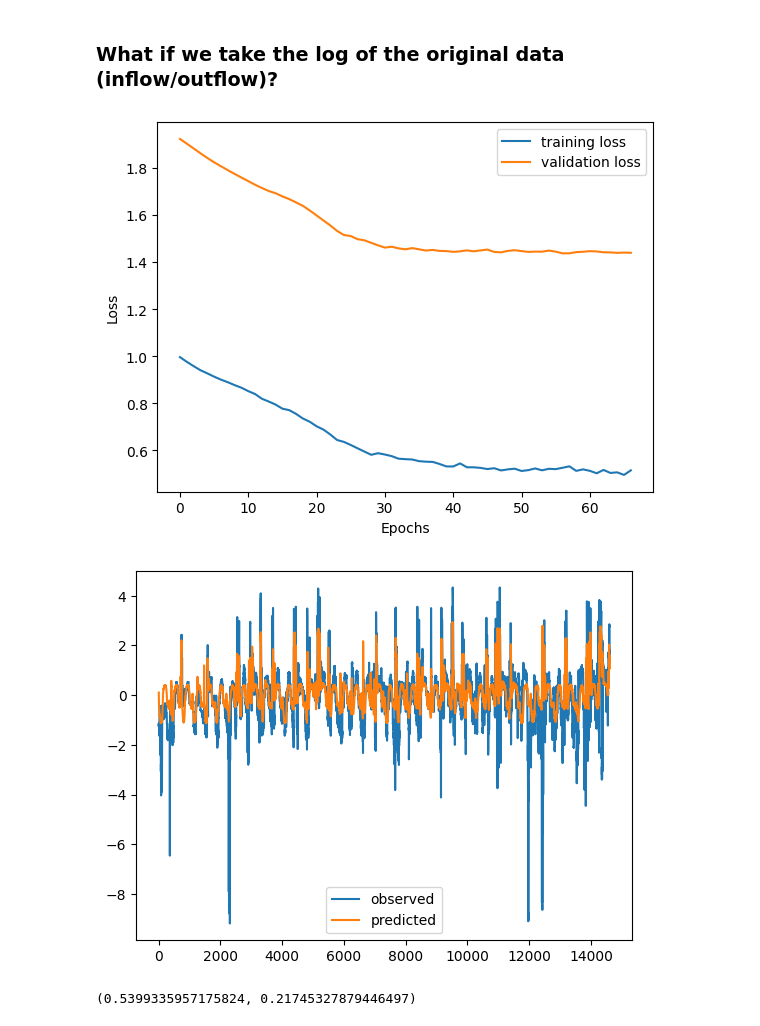
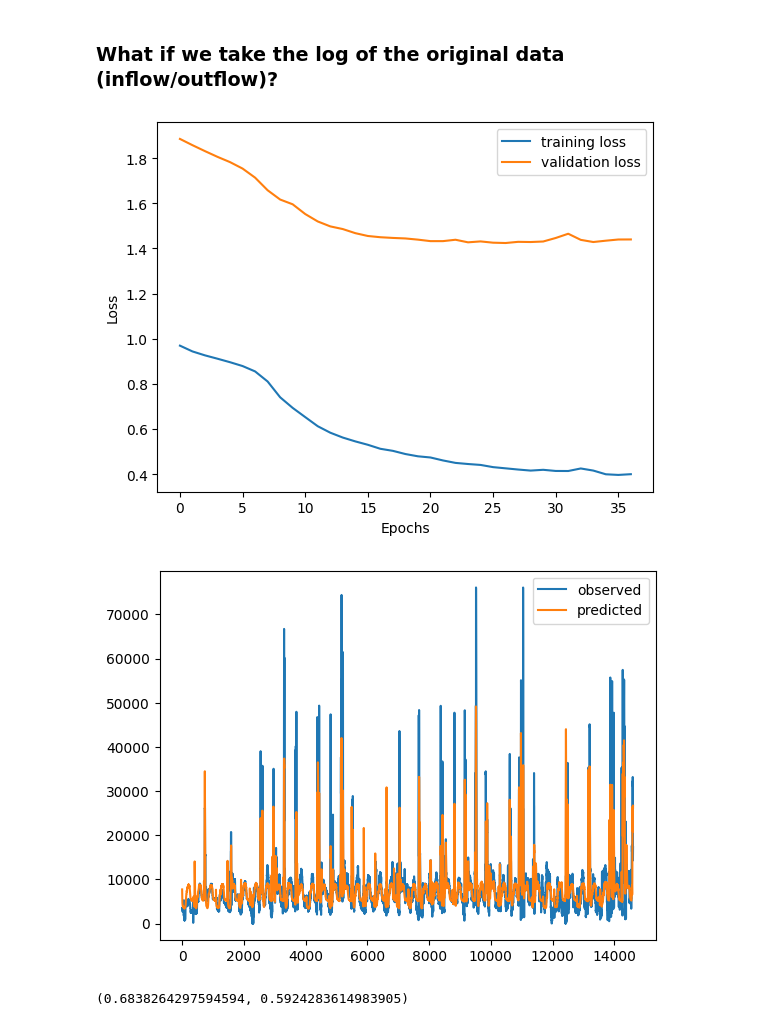
Before and after one commit to Matt2371/DL-reservoir-modeling, a Jupyter notebook: experiments/8_shasta_data_dist.ipynb, the cells around one changed output. Cells and saved outputs as stored; diff of their text form; code cells hidden in the pictures.

Commit message:
Update experiment 8
- undo log transform when evaluating model

```diff
--- a/experiments/8_shasta_data_dist.ipynb
+++ b/experiments/8_shasta_data_dist.ipynb
@@ -92,7 +92,7 @@ from src.models.predict_model import *
 from src.models.train_model import *
 from src.models.hyperparameter_tuning import *
 # %%
-def data_processing(name, transform_type, train_frac=0.75, val_frac=0.25, left='1944-01-01', right='1983-12-31', log_names=[]):
+def data_processing(name, transform_type, train_frac=0.75, val_frac=0.25, left='1944-01-01', right='1983-12-31', log_names=[], return_scaler=False):
     """
     Run data processing pipeline. Return Dataloader objects for training and validation data
     Params:
@@ -101,6 +101,7 @@ def data_processing(name, transform_type, train_frac=0.75, val_frac=0.25, left='
     left -- str (YYYY-MM-DD), beginning boundary of time window
     right -- str (YYYY-MM-DD), end boundary of time window
     log_names -- list of column names (str) to take log of before running rest of pipeline. E.g. ['inflow', 'outflow', 'storage']
+    return_scaler -- bool, whether or not to return src.data.data_processing.time_scaler() object
     """
 
     # Read in data, columns are [inflow, outflow, storage]
@@ -128,7 +129,10 @@ def data_processing(name, transform_type, train_frac=0.75, val_frac=0.25, left='
     # select outflow as target feature
     y_train, y_val, y_test = ts_train[:, :, [1]], ts_val[:, :, [1]], ts_test[:, :, [1]]
 
-    return (X_train, y_train), (X_val, y_val), (X_test, y_test)
+    if return_scaler:
+        return (X_train, y_train), (X_val, y_val), (X_test, y_test), pipeline.scaler
+    else:
+        return (X_train, y_train), (X_val, y_val), (X_test, y_test)
 # %%
 def rolling_windows(df, win_size=30, transform_type='standardize'):
     """
@@ -377,19 +381,20 @@ train_frac = 0.75
 val_frac = 0.25
 result_log = data_processing(name='Shasta', transform_type='standardize', left=left_window,
                              right=right_window, train_frac=train_frac, val_frac=val_frac,
-                             log_names=['inflow', 'outflow', 'storage'])
+                             log_names=['inflow', 'outflow', 'storage'], return_scaler=True)
 # Create PyTorch dataset and dataloader
 dataset_train_log, dataset_val_log = (TensorDataset(*result_log[0]), TensorDataset(*result_log[1]))
+scaler = result_log[-1]
 # shuffle = False to preserve time order
 dataloader_train_log, dataloader_val_log = (DataLoader(dataset_train_log, batch_size=1, shuffle=False),
                                                     DataLoader(dataset_val_log, batch_size=1, shuffle=False))
 # %%
 # Instantiate model
 input_size = 2
-hidden_size1 = 10
-hidden_size2 = 10
+hidden_size1 = 25
+hidden_size2 = 20
 output_size = 1
-dropout_prob = 0.3
+dropout_prob = 0.1
 num_layers = 1
 
 torch.manual_seed(0)
@@ -406,29 +411,40 @@ train_losses_log, val_losses_log = training_loop(model=model_log, criterion=crit
 plot_train_val(train_losses=train_losses_log, val_losses=val_losses_log)
 plt.show()
 # %% [output]
-[figure, old version]
+[figure, new version]
 # %%
 # Training and validation performance
 
 # Get predictions
 y_hat_train_log, y_hat_val_log= predict(model_log, result_log[0][0]), predict(model_log, result_log[1][0])
+
 # Flatten and remove padding values
 y_hat_train_log, y_train_log = flatten_rm_pad(y_hat=y_hat_train_log, y=result_log[0][1])
 y_hat_val_log, y_val_log = flatten_rm_pad(y_hat=y_hat_val_log, y=result_log[1][1])
+
+# Undo scaling
+y_hat_train_log, y_train_log = y_hat_train_log * scaler.std[0, 1] + scaler.mean[0, 1], y_train_log * scaler.std[0, 1] + scaler.mean[0, 1]
+y_hat_val_log, y_val_log = y_hat_val_log * scaler.std[0, 1] + scaler.mean[0, 1], y_val_log * scaler.std[0, 1] + scaler.mean[0, 1]
+
+# Undo logarithm
+y_hat_train_log, y_train_log = np.exp(y_hat_train_log), np.exp(y_train_log)
+y_hat_val_log, y_val_log = np.exp(y_hat_val_log), np.exp(y_val_log)
+
 # Find R2 metrics
 r2_train_log = r2_score(y_pred=y_hat_train_log, y_true=y_train_log)
 r2_val_log = r2_score(y_pred=y_hat_val_log, y_true=y_val_log)
+
 # Plot
 # Concat results, check dimensions with datetime index
 y_hat_log, y_log = torch.cat((y_hat_train_log, y_hat_val_log)), torch.cat((y_train_log, y_val_log))
 len(y_hat_log) == len(y_log)
 plt.plot(y_log, label='observed')
 plt.plot(y_hat_log, label='predicted')
 plt.legend()
 plt.show()
 # %% [output]
-[figure, old version]
+[figure, new version]
 # %%
 r2_train_log, r2_val_log
 # %% [output]
-(0.5399335957175824, 0.21745327879446497)
+(0.6838264297594594, 0.5924283614983905)
```
Also changed, not shown: parts of 2 cells of this notebook, 1 other file.
